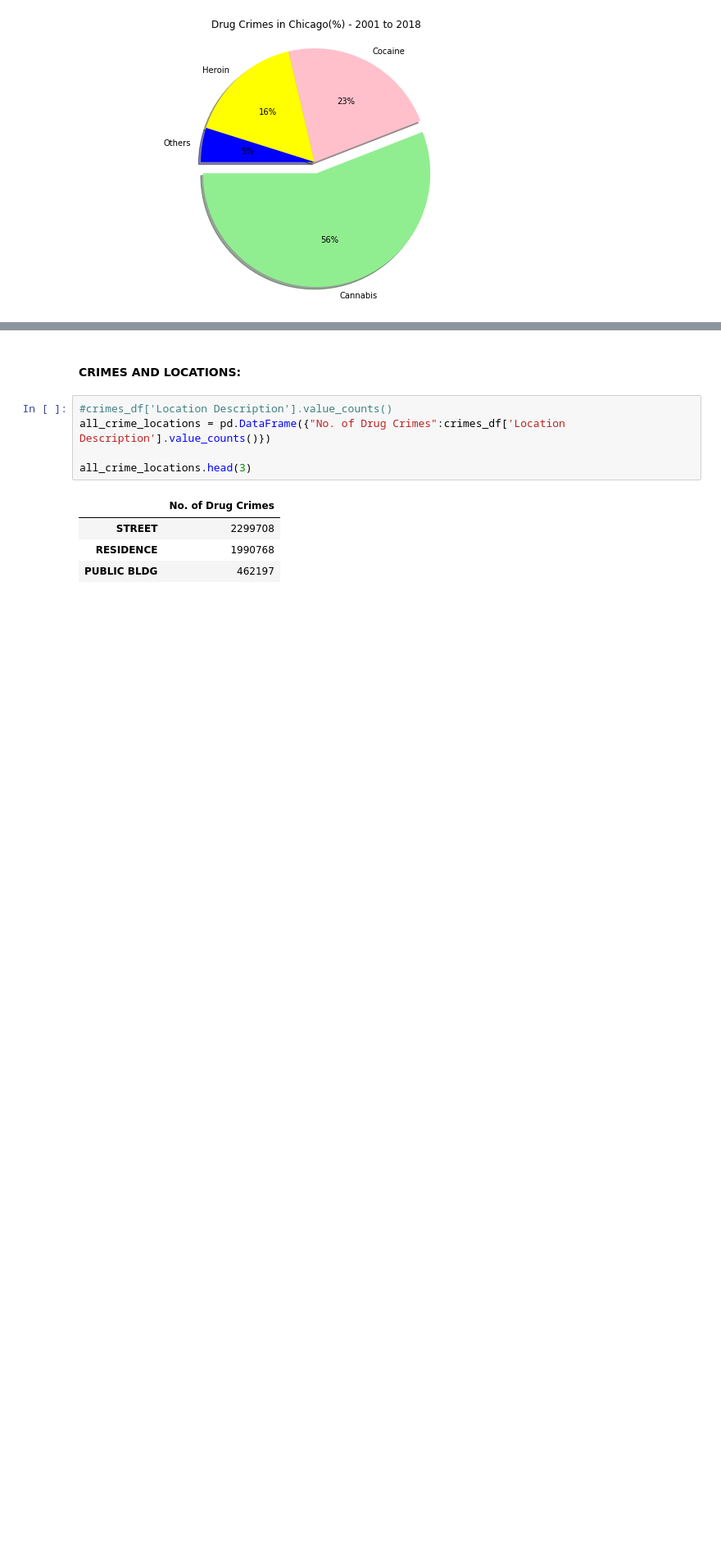
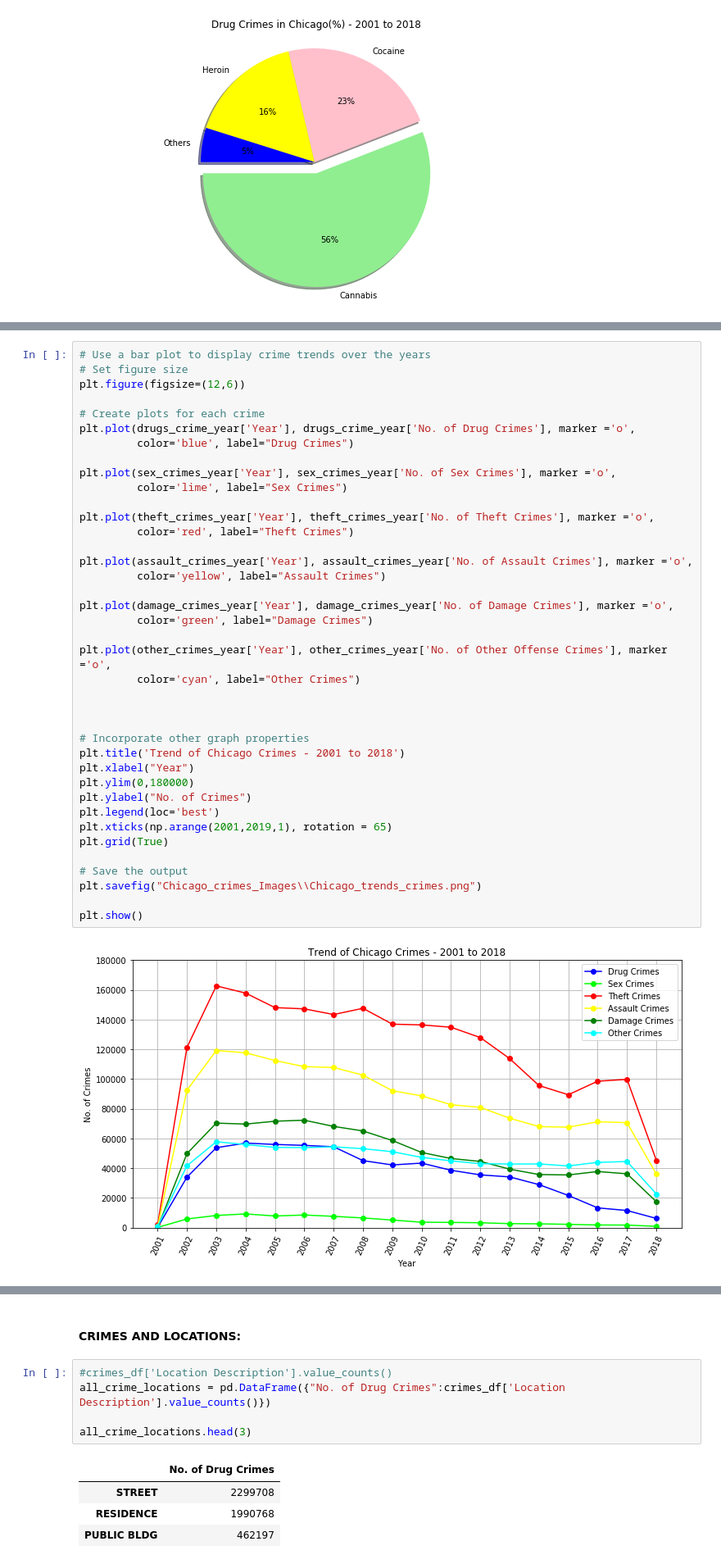
Before and after one commit to Jahmah/Chicago-Drug-Crimes-Story, a Jupyter notebook: ChicagoDrugCrimes.ipynb, the cells around one changed output, grey strips where cells are left out. Shown at 82% size. Drawn from its saved outputs; the diff is of its cells as text; blank space fills up the shorter version.

```diff
--- a/ChicagoDrugCrimes.ipynb
+++ b/ChicagoDrugCrimes.ipynb
@@ -282,2 +324,43 @@ drugs_crime_year.head(2)
+# %%
+# Use a bar plot to display crime trends over the years
+# Set figure size
+plt.figure(figsize=(12,6))
+
+# Create plots for each crime
+plt.plot(drugs_crime_year['Year'], drugs_crime_year['No. of Drug Crimes'], marker ='o',
+         color='blue', label="Drug Crimes")
+
+plt.plot(sex_crimes_year['Year'], sex_crimes_year['No. of Sex Crimes'], marker ='o',
+         color='lime', label="Sex Crimes")
+
+plt.plot(theft_crimes_year['Year'], theft_crimes_year['No. of Theft Crimes'], marker ='o',
+         color='red', label="Theft Crimes")
+
+plt.plot(assault_crimes_year['Year'], assault_crimes_year['No. of Assault Crimes'], marker ='o',
+         color='yellow', label="Assault Crimes")
+
+plt.plot(damage_crimes_year['Year'], damage_crimes_year['No. of Damage Crimes'], marker ='o',
+         color='green', label="Damage Crimes")
+
+plt.plot(other_crimes_year['Year'], other_crimes_year['No. of Other Offense Crimes'], marker ='o',
+         color='cyan', label="Other Crimes")
+
+
+
+# Incorporate other graph properties
+plt.title('Trend of Chicago Crimes - 2001 to 2018')
+plt.xlabel("Year")
+plt.ylim(0,180000)
+plt.ylabel("No. of Crimes")
+plt.legend(loc='best')
+plt.xticks(np.arange(2001,2019,1), rotation = 65)
+plt.grid(True)
+
+# Save the output
+plt.savefig("Chicago_crimes_Images\\Chicago_trends_crimes.png")
+
+plt.show()
+# %% [output]
+[figure, added]
 # %%
 # Set figure size
```
Also changed, not shown: parts of 4 cells of this notebook, 2 other files.
